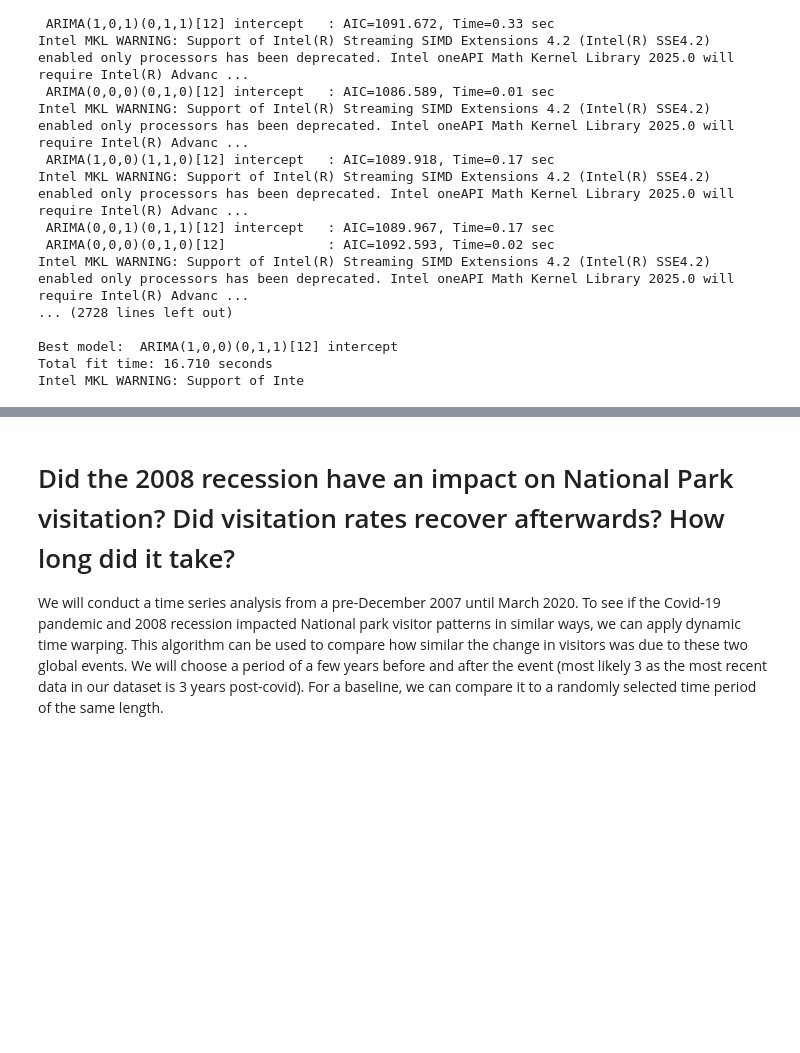
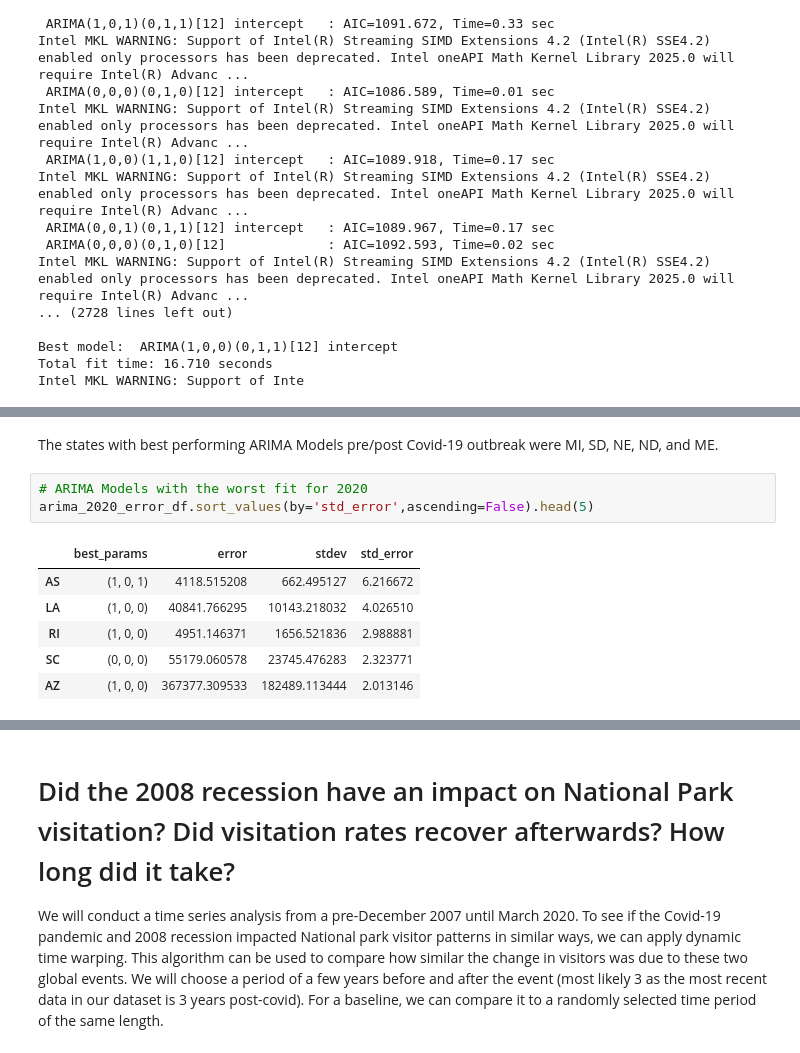
Before and after one commit to scmcqueen/NationalParksDataMining, a Jupyter notebook: covid_2008.ipynb, the cells around one changed output, grey strips where cells are left out. Cells and saved outputs as stored; diff of their text form; blank space fills up the shorter version.

```diff
--- a/covid_2008.ipynb
+++ b/covid_2008.ipynb
@@ -323,0 +336,12 @@ arima_2020_error_df
+# %% [markdown]
+The states with best performing ARIMA Models pre/post Covid-19 outbreak were MI, SD, NE, ND, and ME.
+# %%
+# ARIMA Models with the worst fit for 2020
+arima_2020_error_df.sort_values(by='std_error',ascending=False).head(5)
+# %% [output]
+|  | best_params | error | stdev | std_error |
+| AS | (1, 0, 1) | 4118.515208 | 662.495127 | 6.216672 |
+| LA | (1, 0, 0) | 40841.766295 | 10143.218032 | 4.026510 |
+| RI | (1, 0, 0) | 4951.146371 | 1656.521836 | 2.988881 |
+| SC | (0, 0, 0) | 55179.060578 | 23745.476283 | 2.323771 |
+| AZ | (1, 0, 0) | 367377.309533 | 182489.113444 | 2.013146 |
```
Also changed, not shown: parts of 8 cells of this notebook.
